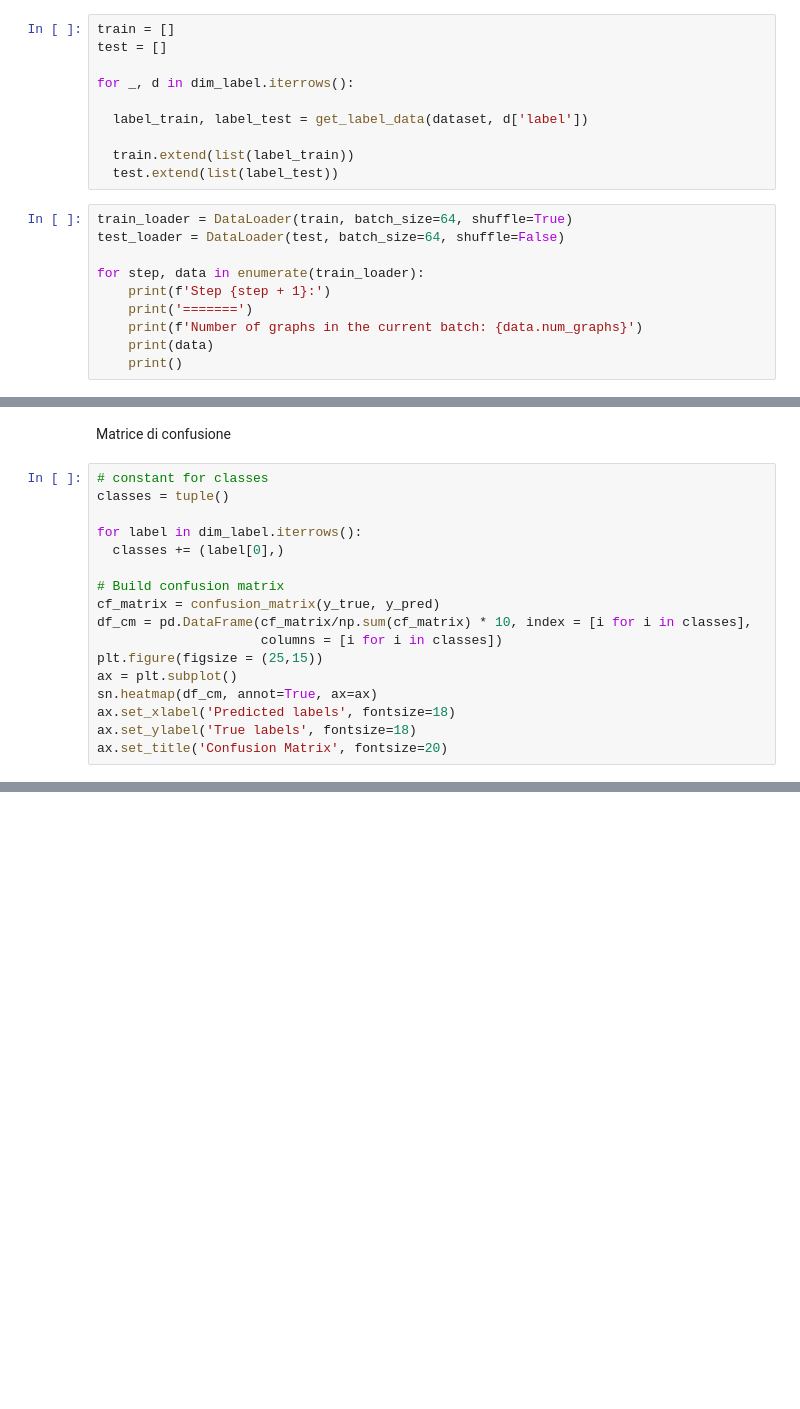
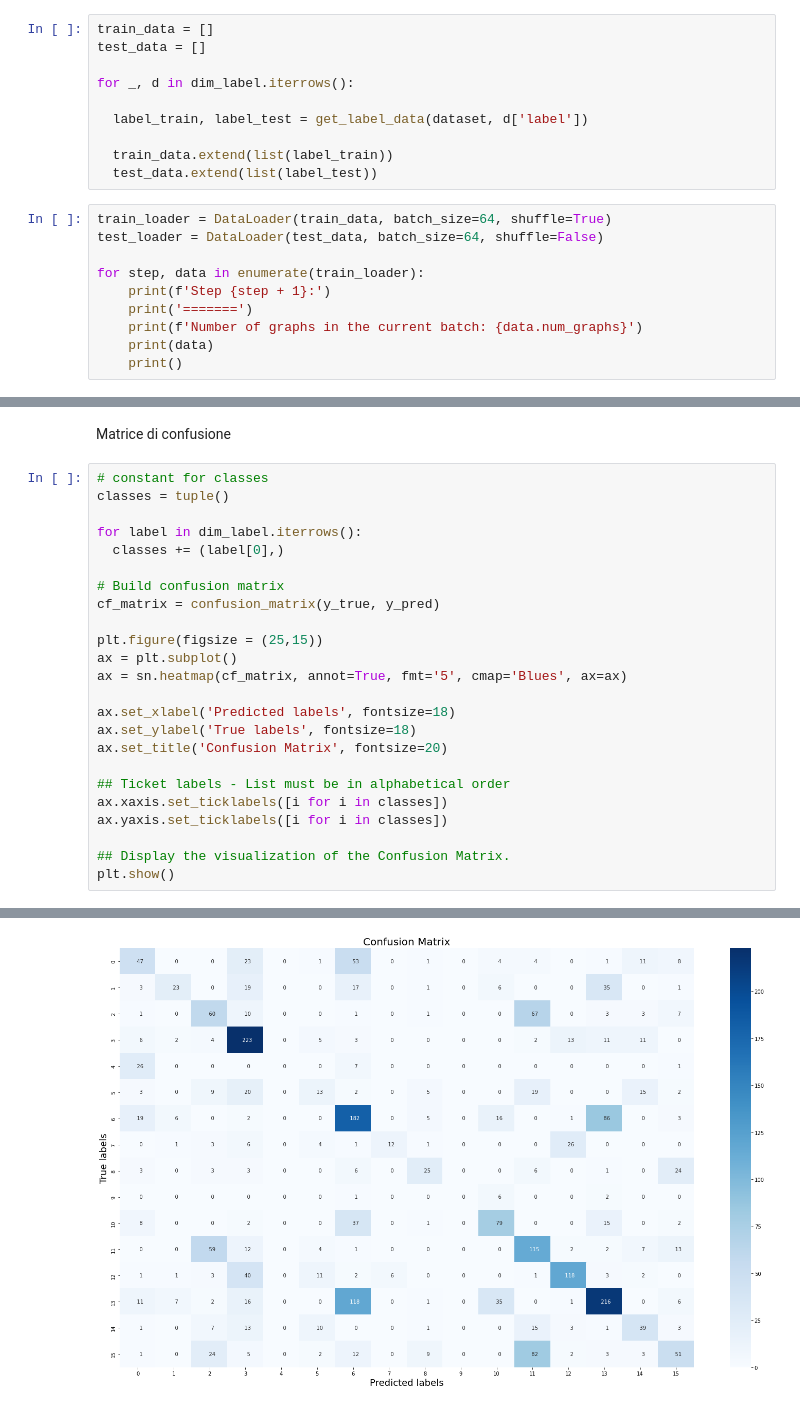
Before and after one commit to martinasalis/ActivityRecognitionGNN, a Jupyter notebook: main.ipynb, the cells around one changed output, grey strips where cells are left out. Drawn from its saved outputs; the diff is of its cells as text; blank space fills up the shorter version.

Commit message:
Fixed bug confusion matrix

```diff
--- a/main.ipynb
+++ b/main.ipynb
@@ -1172,18 +1145,18 @@ def get_label_data(data, label):
 
   return res[0], res[1]
 # %%
-train = []
-test = []
+train_data = []
+test_data = []
 
 for _, d in dim_label.iterrows():
 
   label_train, label_test = get_label_data(dataset, d['label'])
 
-  train.extend(list(label_train))
-  test.extend(list(label_test))
+  train_data.extend(list(label_train))
+  test_data.extend(list(label_test))
 # %%
-train_loader = DataLoader(train, batch_size=64, shuffle=True)
-test_loader = DataLoader(test, batch_size=64, shuffle=False)
+train_loader = DataLoader(train_data, batch_size=64, shuffle=True)
+test_loader = DataLoader(test_data, batch_size=64, shuffle=False)
 
 for step, data in enumerate(train_loader):
     print(f'Step {step + 1}:')
@@ -1318,12 +1291,19 @@ for label in dim_label.iterrows():
 
 # Build confusion matrix
 cf_matrix = confusion_matrix(y_true, y_pred)
-df_cm = pd.DataFrame(cf_matrix/np.sum(cf_matrix) * 10, index = [i for i in classes],
-                     columns = [i for i in classes])
+
 plt.figure(figsize = (25,15))
 ax = plt.subplot()
-sn.heatmap(df_cm, annot=True, ax=ax)
+ax = sn.heatmap(cf_matrix, annot=True, fmt='5', cmap='Blues', ax=ax)
+
 ax.set_xlabel('Predicted labels', fontsize=18)
 ax.set_ylabel('True labels', fontsize=18)
 ax.set_title('Confusion Matrix', fontsize=20)
+
+## Ticket labels - List must be in alphabetical order
+ax.xaxis.set_ticklabels([i for i in classes])
+ax.yaxis.set_ticklabels([i for i in classes])
+
+## Display the visualization of the Confusion Matrix.
+plt.show()
 # %% [output]
@@ -1330,0 +1310 @@ NameError: ignored
+[figure, added]
```
Also changed, not shown: parts of 11 cells of this notebook.
